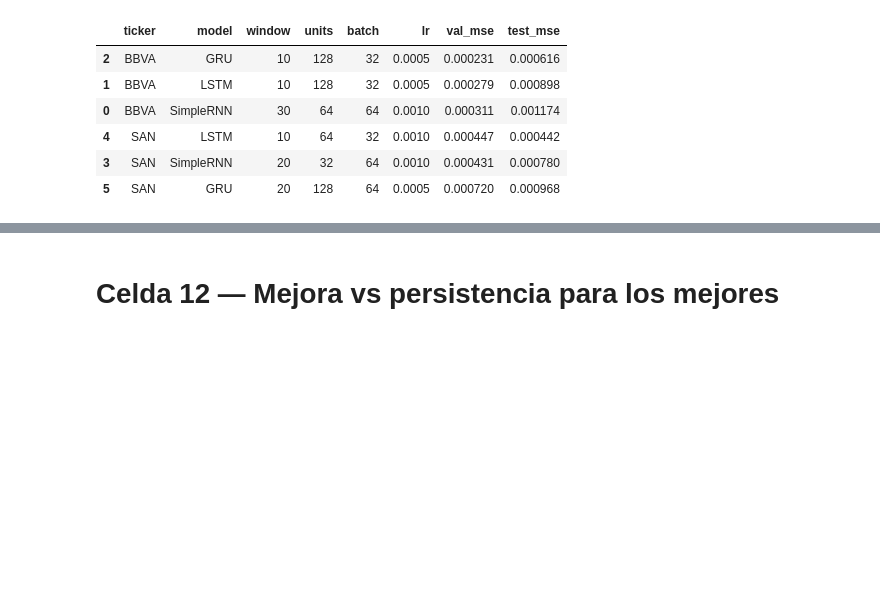
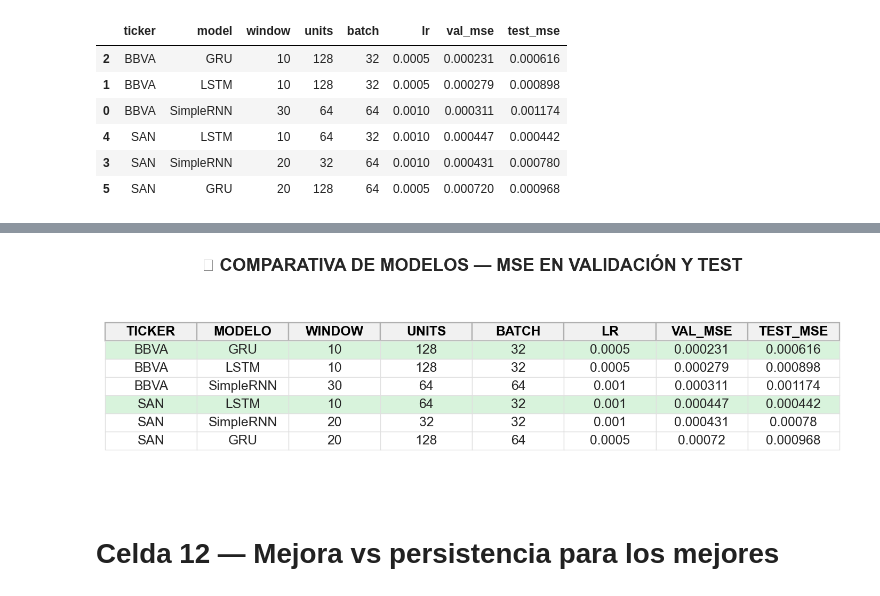
Before and after one commit to luciacantos/Caso02_Predicciones_bancos, a Jupyter notebook: notebooks/05_Modelos.ipynb, the cells around one changed output, grey strips where cells are left out. Drawn from its saved outputs; the diff is of its cells as text; code cells hidden in the pictures; blank space fills up the shorter version.

```diff
--- a/notebooks/05_Modelos.ipynb
+++ b/notebooks/05_Modelos.ipynb
@@ -441,3 +514,79 @@ display(best_table)
+# %%
+import pandas as pd
+import matplotlib.pyplot as plt
+from matplotlib import font_manager
+
+# === Datos (tus resultados) ===
+data = {
+    "TICKER": ["BBVA", "BBVA", "BBVA", "SAN", "SAN", "SAN"],
+    "MODELO": ["GRU", "LSTM", "SimpleRNN", "LSTM", "SimpleRNN", "GRU"],
+    "WINDOW": [10, 10, 30, 10, 20, 20],
+    "UNITS": [128, 128, 64, 64, 32, 128],
+    "BATCH": [32, 32, 64, 32, 32, 64],
+    "LR": [0.0005, 0.0005, 0.001, 0.001, 0.001, 0.0005],
+    "VAL_MSE": [0.000231, 0.000279, 0.000311, 0.000447, 0.000431, 0.000720],
+    "TEST_MSE": [0.000616, 0.000898, 0.001174, 0.000442, 0.000780, 0.000968]
+}
+df = pd.DataFrame(data)
+
+# === Figura ===
+fig, ax = plt.subplots(figsize=(9.5, 2.8), dpi=170)
+ax.axis("off")
+
+# Colores
+base_color = "#ffffff"
+highlight_color = "#d8f3dc"  # verde pastel para ganadores
+header_color = "#f1f1f1"
+
+# Identificar ganadores
+row_colors = []
+for _, row in df.iterrows():
+    if (row["TICKER"] == "BBVA" and row["MODELO"] == "GRU") or \
+       (row["TICKER"] == "SAN" and row["MODELO"] == "LSTM"):
+        row_colors.append(highlight_color)
+    else:
+        row_colors.append(base_color)
+
+# Crear tabla
+table = ax.table(
+    cellText=df.values,
+    colLabels=df.columns,
+    cellLoc='center',
+    loc='center'
+)
+
+# === Estilo general ===
+table.auto_set_font_size(False)
+table.set_fontsize(10.5)
+table.scale(1.1, 1.2)
+
+# Fuente personalizada más estética
+plt.rcParams['font.family'] = 'DejaVu Sans'
+
+# Encabezados en mayúsculas y negrita
+for j, col_name in enumerate(df.columns):
+    cell = table[(0, j)]
+    cell.set_text_props(weight='bold', color='black')
+    cell.set_facecolor(header_color)
+
+# Colorear filas ganadoras
+for i, color in enumerate(row_colors):
+    for j in range(len(df.columns)):
+        table[(i+1, j)].set_facecolor(color)
+        table[(i+1, j)].set_edgecolor("#e0e0e0")
+        table[(i+1, j)].set_linewidth(0.6)
+
+# Bordes encabezado
+for j in range(len(df.columns)):
+    table[(0, j)].set_edgecolor("#b0b0b0")
+    table[(0, j)].set_linewidth(1)
+
+# === Título ===
+plt.title("📊 COMPARATIVA DE MODELOS — MSE EN VALIDACIÓN Y TEST",
+          fontsize=14, weight="bold", pad=14)
+plt.show()
+# %% [output]
+[figure, added]
 # %% [markdown]
 # Celda 12 — Mejora vs persistencia para los mejores
 # %%
```
Also changed, not shown: parts of 9 cells of this notebook, 6 other files.
